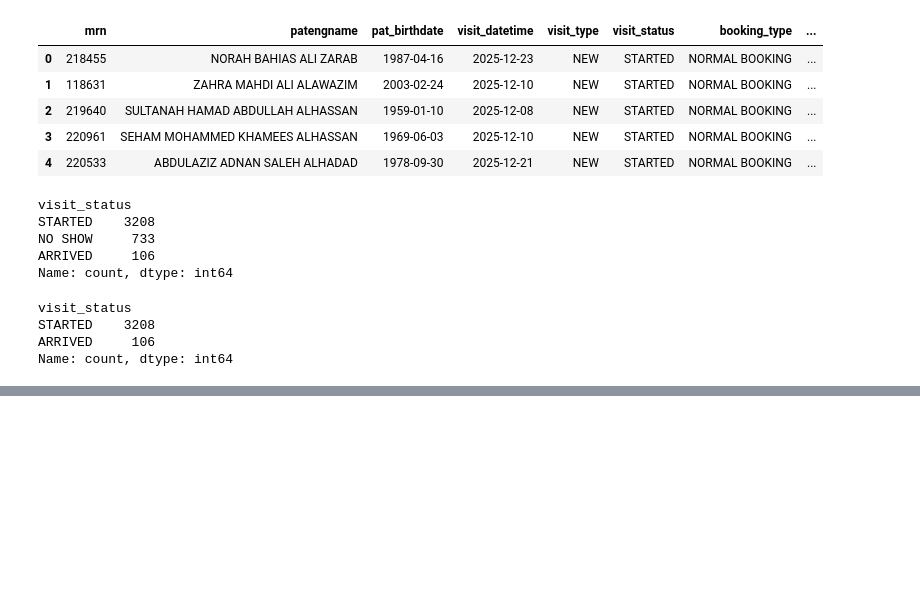
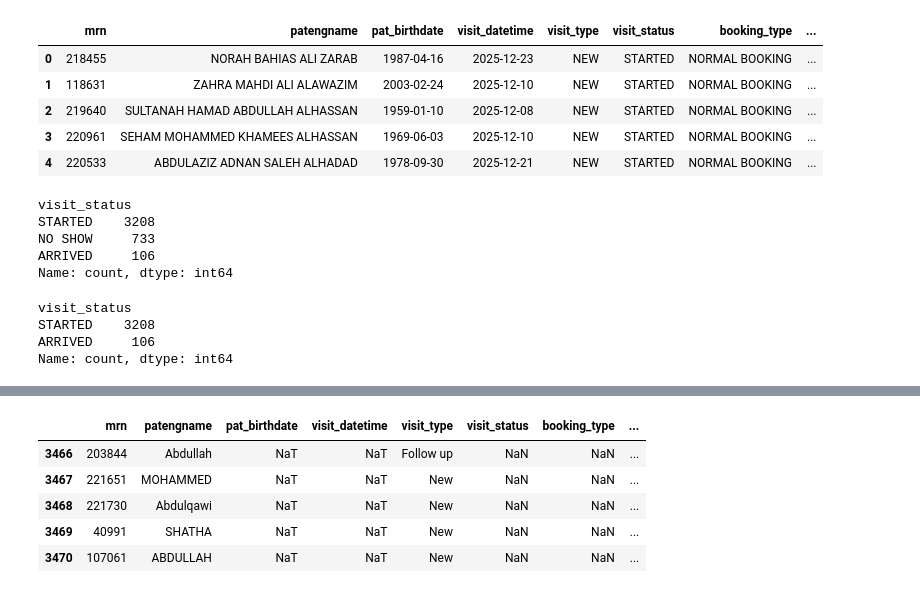
Before and after one commit to maheration/excel-quality-pipeline, a Jupyter notebook: notebooks/01_pipeline_discovery.ipynb, the cells around one changed output, grey strips where cells are left out. Drawn from its saved outputs; the diff is of its cells as text; code cells hidden in the pictures; blank space fills up the shorter version.

```diff
--- a/notebooks/01_pipeline_discovery.ipynb
+++ b/notebooks/01_pipeline_discovery.ipynb
@@ -143,0 +183,11 @@ Name: count, dtype: int64
+# %%
+df["liver_r_d"] = df["rec_don"]
+df["liver_status"] = df["current_status1"]
+df.tail()
+# %% [output]
+|  | mrn | patengname | pat_birthdate | visit_datetime | visit_type | visit_status | booking_type | ... |
+| 3466 | 203844 | Abdullah | NaT | NaT | Follow up | NaN | NaN | ... |
+| 3467 | 221651 | MOHAMMED | NaT | NaT | New | NaN | NaN | ... |
+| 3468 | 221730 | Abdulqawi | NaT | NaT | New | NaN | NaN | ... |
+| 3469 | 40991 | SHATHA | NaT | NaT | New | NaN | NaN | ... |
+| 3470 | 107061 | ABDULLAH | NaT | NaT | New | NaN | NaN | ... |
```
Also changed, not shown: parts of 17 cells of this notebook.
